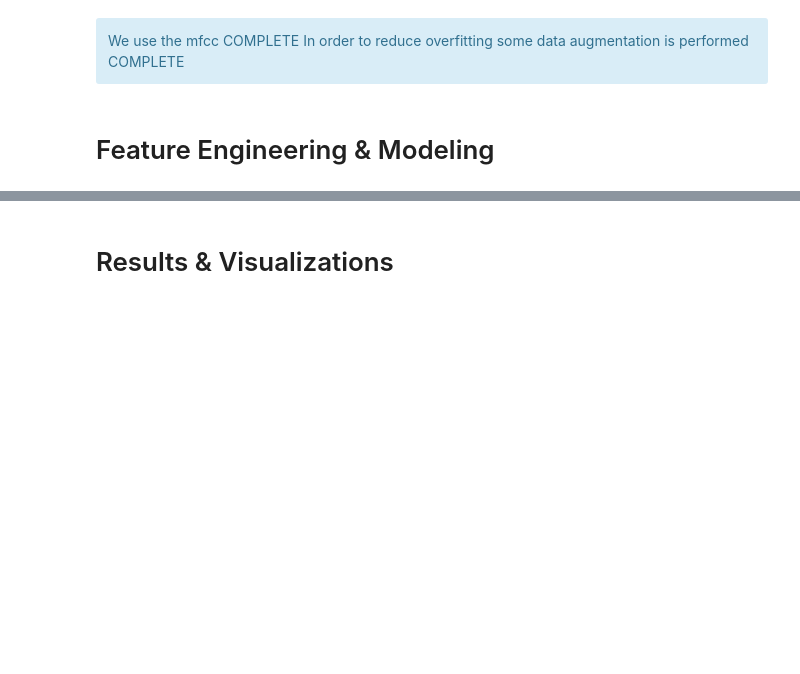
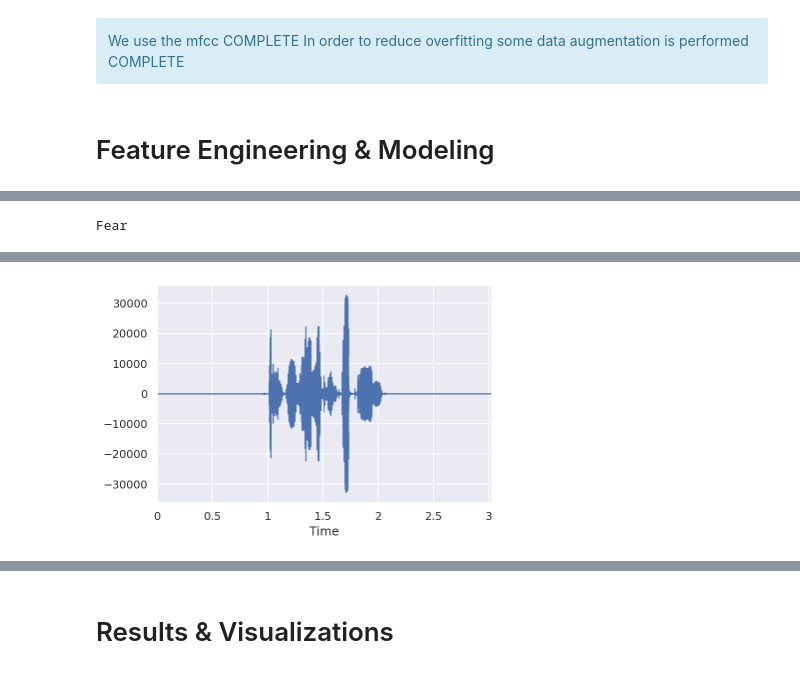
Before and after one commit to ymentha14/EmoDB, a Jupyter notebook: Report_SER.ipynb, the cells around one changed output, grey strips where cells are left out. Drawn from its saved outputs; the diff is of its cells as text; code cells hidden in the pictures; blank space fills up the shorter version.

```diff
--- a/Report_SER.ipynb
+++ b/Report_SER.ipynb
@@ -199,2 +193,0 @@ gs = GridSearchCV(net_gs, params, refit=False, cv=2, scoring="accuracy", verbose
-# %%
-gs.fit(data_f.astype(np.double), targets)
@@ -253,2 +193,0 @@ net = NeuralNetClassifier(
-# %%
-net.fit(data_f.astype(np.double), targets)
@@ -292,5 +193,0 @@ with open("models/LSTM_gridsearch.pkl",'wb') as f:
-# %%
-file_names,sfs,data,targets = load_wav_data()
-data_f = get_mfcc(data,sfs)
-save_mfcc_data(file_names,data_f,targets)
-file_names,data_f,targets = load_mfcc_data('./data/mfcc')
@@ -301,0 +202,10 @@ with open("models/LSTM_best_model.pkl",'wb') as f:
+# %%
+def listen2sample(x,y):
+    print(FULL_EM[NUM2EN[y]])
+    librosa.display.waveplot(x)
+    return ipd.Audio(x, rate=16000)
+# %%
+num = 55
+listen2sample(data[num],targets[num])
+# %% [output]
+Fear
@@ -301,0 +213 @@ with open("models/LSTM_best_model.pkl",'wb') as f:
+[figure, added]
```
Also changed, not shown: parts of 60 cells of this notebook, 30 other files.
